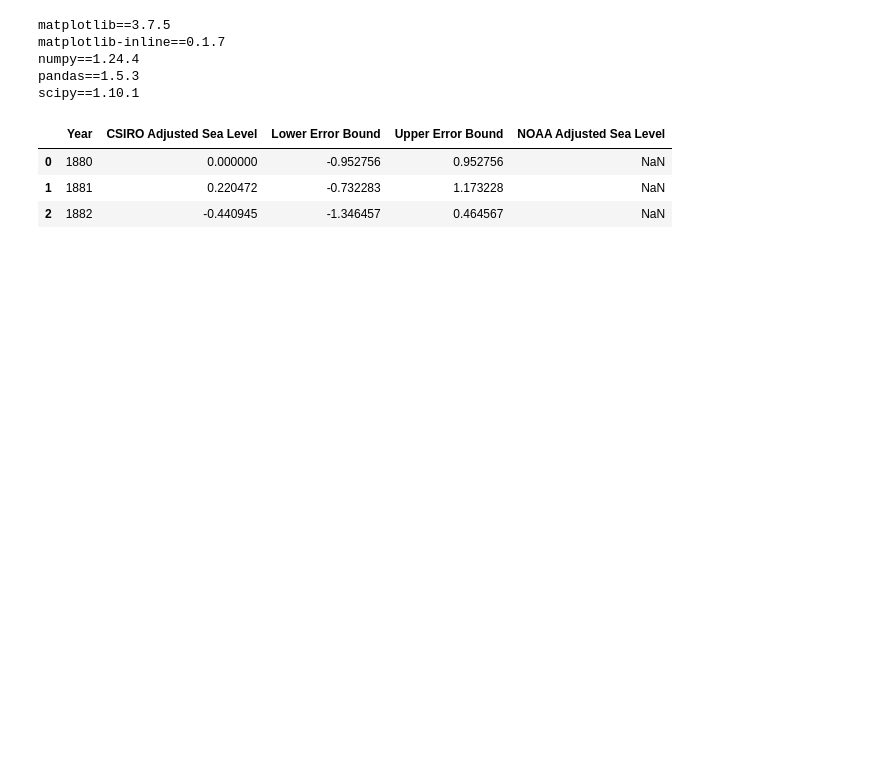
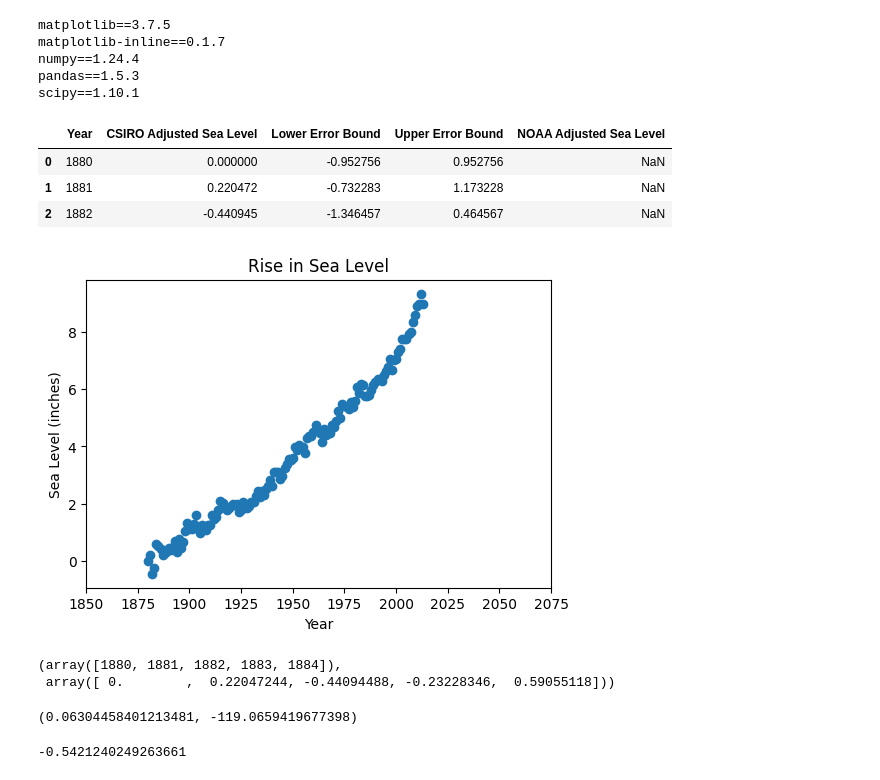
Before and after one commit to lemilosm/boilerplate-sea-level-predictor, a Jupyter notebook: testing_sea_level_predictor.ipynb, the cells around one changed output. Cells and saved outputs as stored; diff of their text form; code cells hidden in the pictures; blank space fills up the shorter version.

```diff
--- a/testing_sea_level_predictor.ipynb
+++ b/testing_sea_level_predictor.ipynb
@@ -63,3 +53,29 @@ df_esl.head(3)
 # Create scatter plot
 #Use matplotlib to create a scatter plot using the Year column as the x-axis
 # and the CSIRO Adjusted Sea Level column as the y-axis.
+# %%
+fig, ax = plt.subplots(figsize=(6,4))
+x = df_esl["Year"].to_numpy()
+y = df_esl["CSIRO Adjusted Sea Level"].to_numpy()
+ax.scatter(x, y)
+ax.set(title='Rise in Sea Level', xlabel='Year', ylabel='Sea Level (inches)',
+        xticks=[1850.0, 1875.0, 1900.0, 1925.0, 1950.0, 1975.0, 2000.0, 2025.0, 2050.0, 2075.0])
+plt.show()
+# %% [output]
+[figure, added]
+# %%
+x[:5] , y[:5]
+# %% [output]
+(array([1880, 1881, 1882, 1883, 1884]),
+ array([ 0.        ,  0.22047244, -0.44094488, -0.23228346,  0.59055118]))
+# %%
+# obtaining linear regression parameters
+
+linearreg = linregress(x, y)
+linearreg.slope , linearreg.intercept
+# %% [output]
+(0.06304458401213481, -119.0659419677398)
+# %%
+linearreg.slope * 1880 + linearreg.intercept
+# %% [output]
+-0.5421240249263661
```
Also changed, not shown: parts of 22 cells of this notebook, 3 other files.
